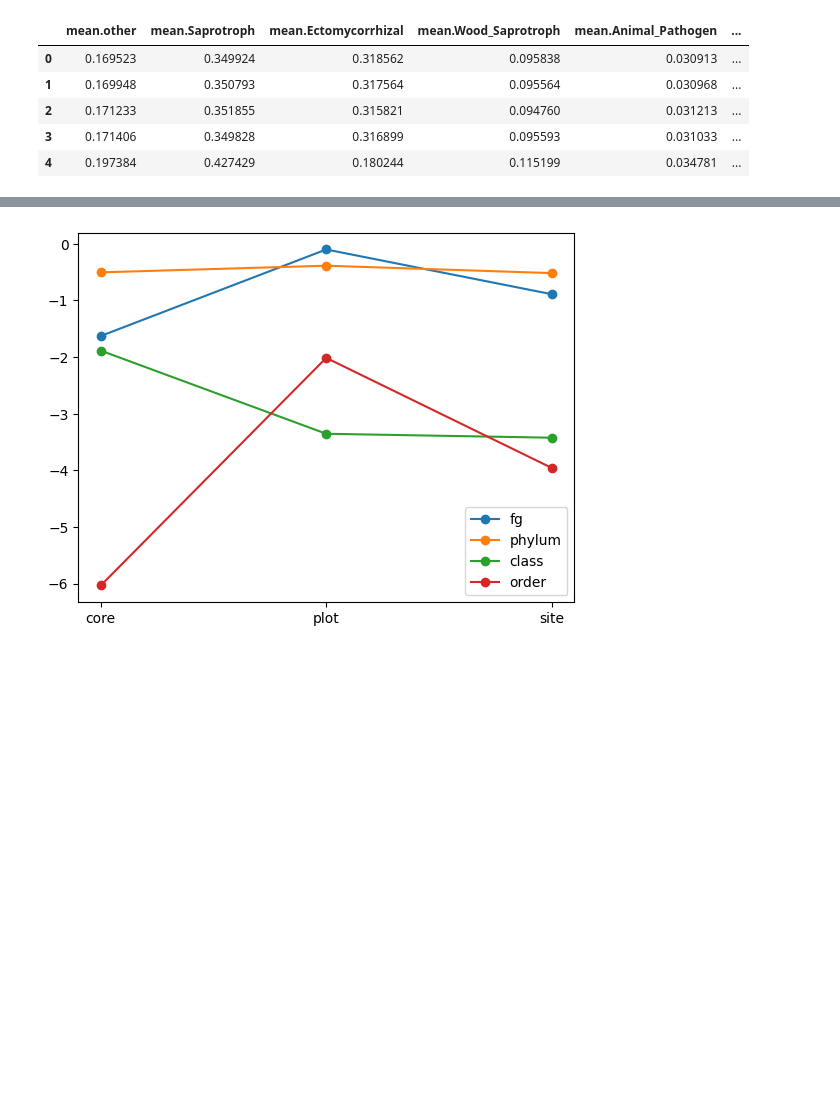
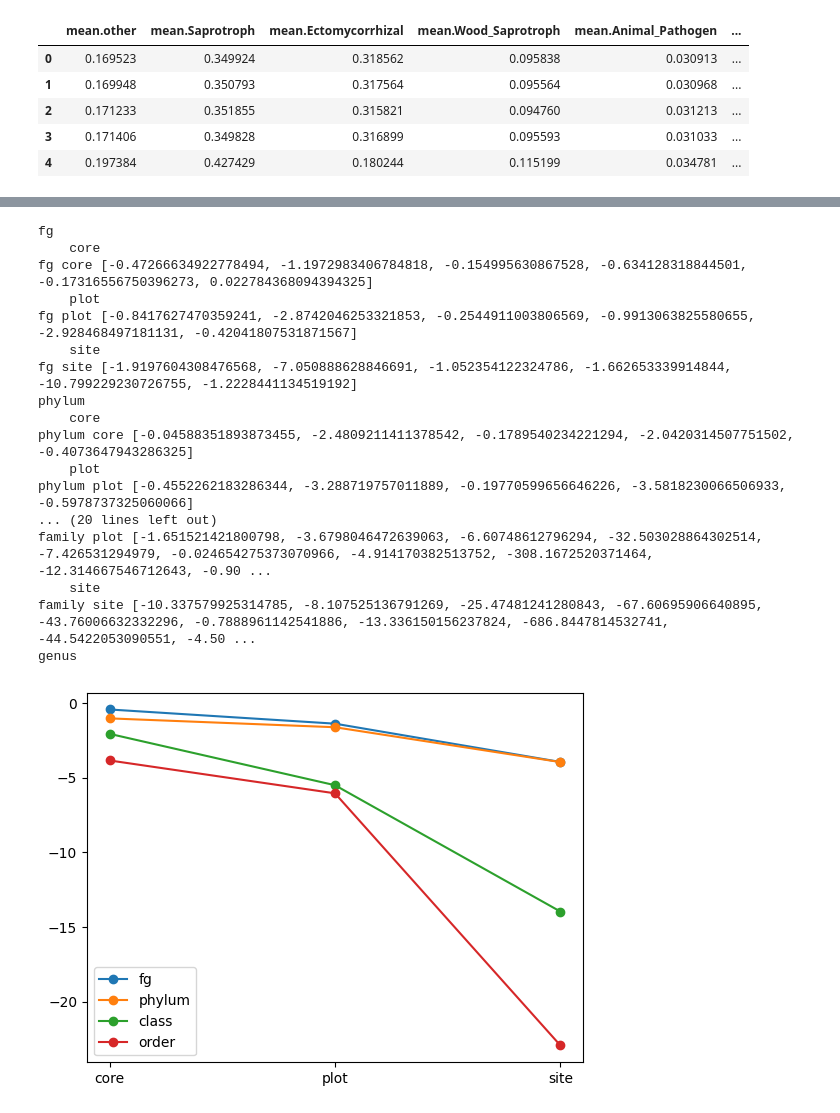
Before and after one commit to Vincent-Therrien/micropyome, a Jupyter notebook: demos/regressions.ipynb, the cells around one changed output, grey strips where cells are left out. Saved outputs shown, nothing was run; the diff lists cells and outputs as text; code cells hidden in the pictures; blank space fills up the shorter version.

Commit message:
Visualisations

```diff
--- a/demos/regressions.ipynb
+++ b/demos/regressions.ipynb
@@ -133,10 +396,10 @@ for level in regression.TAXONOMIC_LEVELS:
 models = {
     "k-NN": lambda: KNeighborsRegressor(20),
     "Linear Regression": lambda: LinearRegression(),
-    #  "Decision Tree": DecisionTreeRegressor(),
-    #  "Random Forest": RandomForestRegressor(),
-    #  "Gradient Boosting": MultiOutputRegressor(GradientBoostingRegressor()),
-    #  "Kernel Ridge": KernelRidge()
+    "Decision Tree": lambda: DecisionTreeRegressor(),
+    "Random Forest": lambda: RandomForestRegressor(),
+    "Gradient Boosting": lambda: MultiOutputRegressor(GradientBoostingRegressor()),
+    "Kernel Ridge": lambda: KernelRidge()
 }
 trained_models = {}
 for level in regression.TAXONOMIC_LEVELS:
@@ -198,14 +459,3 @@ averill_results["fg"]["core"].head()
 | 2 | 0.171233 | 0.351855 | 0.315821 | 0.094760 | 0.031213 | ... |
 | 3 | 0.171406 | 0.349828 | 0.316899 | 0.095593 | 0.031033 | ... |
 | 4 | 0.197384 | 0.427429 | 0.180244 | 0.115199 | 0.034781 | ... |
-# %%
-results = {}
-
-for level in regression.TAXONOMIC_LEVELS:
-    results[level] = {}
-    for sampling in SAMPLING_LEVELS:
-        results[level][sampling] = np.mean(
-            regression.r2_score_by_column(
-                Y2[level][sampling], averill_results[level][sampling]
-            )
-        )
@@ -212,14 +535,52 @@ for level in regression.TAXONOMIC_LEVELS:
 # %%
 x = list(range(len(SAMPLING_LEVELS)))
 
-for level in results:
-    y = [results[level][sampling] for sampling in results[level]]
-    if sum(y) < -500:
+model_names = [
+    "k-NN",
+    "Linear Regression",
+    "Decision Tree",
+    "Random Forest",
+    "Gradient Boosting",
+    "Kernel Ridge"
+]
+model_name = model_names[5]
+
+for level in regression.TAXONOMIC_LEVELS:
+    print(level)
+    if level == "genus":
         continue
-    plt.plot(x, y, "-o", label=level)
+    r = []
+    for sampling in SAMPLING_LEVELS:
+        print(f"    {sampling}")
+        y = Y2[level][sampling]
+        y_pred = trained_models[level][model_name].predict(X2[level][sampling])
+        r2 = regression.r2_score_by_column(y, y_pred)
+        print(level, sampling, r2)
+        r.append(np.mean(r2))
+    if sum(r) < -500:
+        continue
+    plt.plot(x, r, "-o", label=level)
 
 plt.xticks(x, SAMPLING_LEVELS)
 plt.legend()
+plt.title(model_name)
 plt.show()
 # %% [output]
+fg
+    core
+fg core [-0.47266634922778494, -1.1972983406784818, -0.154995630867528, -0.634128318844501, -0.17316556750396273, 0.022784368094394325]
+    plot
+fg plot [-0.8417627470359241, -2.8742046253321853, -0.2544911003806569, -0.9913063825580655, -2.928468497181131, -0.42041807531871567]
+    site
+fg site [-1.9197604308476568, -7.050888628846691, -1.052354122324786, -1.662653339914844, -10.799229230726755, -1.2228441134519192]
+phylum
+    core
+phylum core [-0.04588351893873455, -2.4809211411378542, -0.1789540234221294, -2.0420314507751502, -0.4073647943286325]
+    plot
+phylum plot [-0.4552262183286344, -3.288719757011889, -0.19770599656646226, -3.5818230066506933, -0.5978737325060066]
+... (20 lines left out)
+family plot [-1.651521421800798, -3.6798046472639063, -6.60748612796294, -32.503028864302514, -7.426531294979, -0.024654275373070966, -4.914170382513752, -308.1672520371464, -12.314667546712643, -0.90 ...
+    site
+family site [-10.337579925314785, -8.107525136791269, -25.47481241280843, -67.60695906640895, -43.76006632332296, -0.7888961142541886, -13.336150156237824, -686.8447814532741, -44.5422053090551, -4.50 ...
+genus
-[figure, old version]
+[figure, new version]
```
Also changed, not shown: parts of 30 cells of this notebook, 1 other file.
